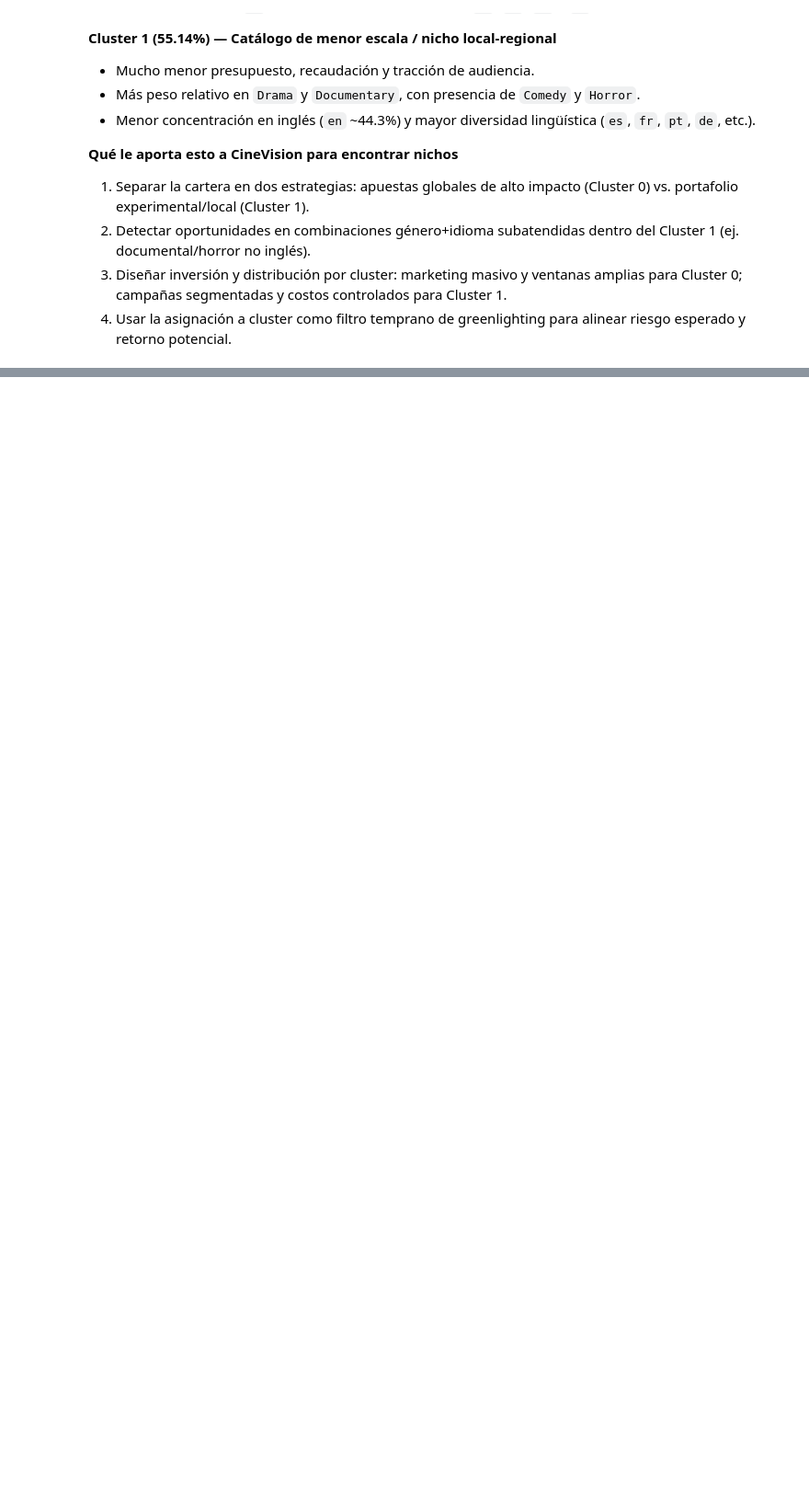
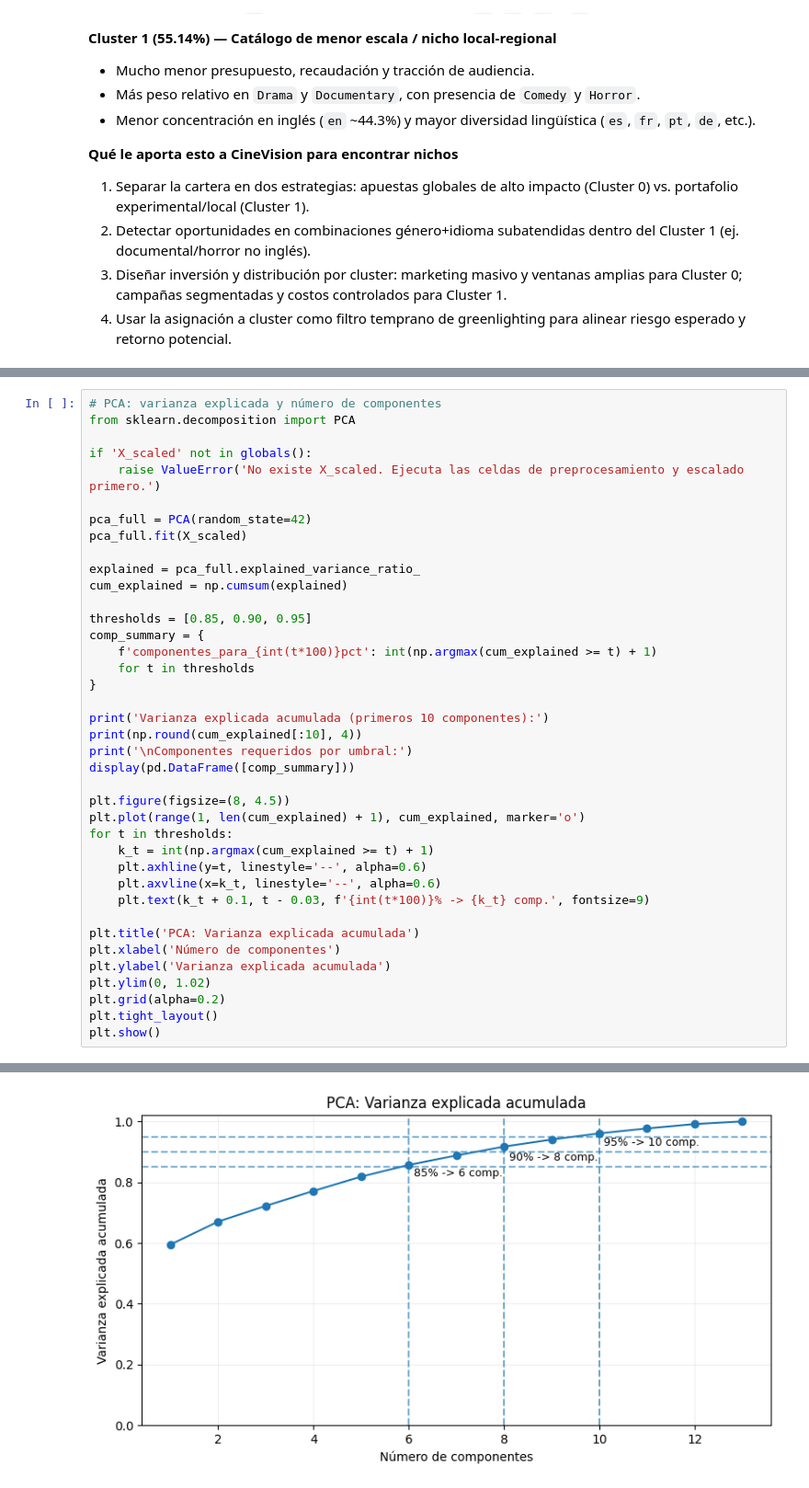
Before and after one commit to jcdiegolopez/MD-LAB02, a Jupyter notebook: main.ipynb, the cells around one changed output, grey strips where cells are left out. Shown at 92% size. Cells and saved outputs as stored; diff of their text form; blank space fills up the shorter version.

```diff
--- a/main.ipynb
+++ b/main.ipynb
@@ -483,0 +490,40 @@ Top 5 idiomas por cluster:
+# %%
+# PCA: varianza explicada y número de componentes
+from sklearn.decomposition import PCA
+
+if 'X_scaled' not in globals():
+    raise ValueError('No existe X_scaled. Ejecuta las celdas de preprocesamiento y escalado primero.')
+
+pca_full = PCA(random_state=42)
+pca_full.fit(X_scaled)
+
+explained = pca_full.explained_variance_ratio_
+cum_explained = np.cumsum(explained)
+
+thresholds = [0.85, 0.90, 0.95]
+comp_summary = {
+    f'componentes_para_{int(t*100)}pct': int(np.argmax(cum_explained >= t) + 1)
+    for t in thresholds
+}
+
+print('Varianza explicada acumulada (primeros 10 componentes):')
+print(np.round(cum_explained[:10], 4))
+print('\nComponentes requeridos por umbral:')
+display(pd.DataFrame([comp_summary]))
+
+plt.figure(figsize=(8, 4.5))
+plt.plot(range(1, len(cum_explained) + 1), cum_explained, marker='o')
+for t in thresholds:
+    k_t = int(np.argmax(cum_explained >= t) + 1)
+    plt.axhline(y=t, linestyle='--', alpha=0.6)
+    plt.axvline(x=k_t, linestyle='--', alpha=0.6)
+    plt.text(k_t + 0.1, t - 0.03, f'{int(t*100)}% -> {k_t} comp.', fontsize=9)
+
+plt.title('PCA: Varianza explicada acumulada')
+plt.xlabel('Número de componentes')
+plt.ylabel('Varianza explicada acumulada')
+plt.ylim(0, 1.02)
+plt.grid(alpha=0.2)
+plt.tight_layout()
+plt.show()
+# %% [output]
@@ -483,0 +536 @@ Top 5 idiomas por cluster:
+[figure, added]
```
Also changed, not shown: parts of 7 cells of this notebook.
